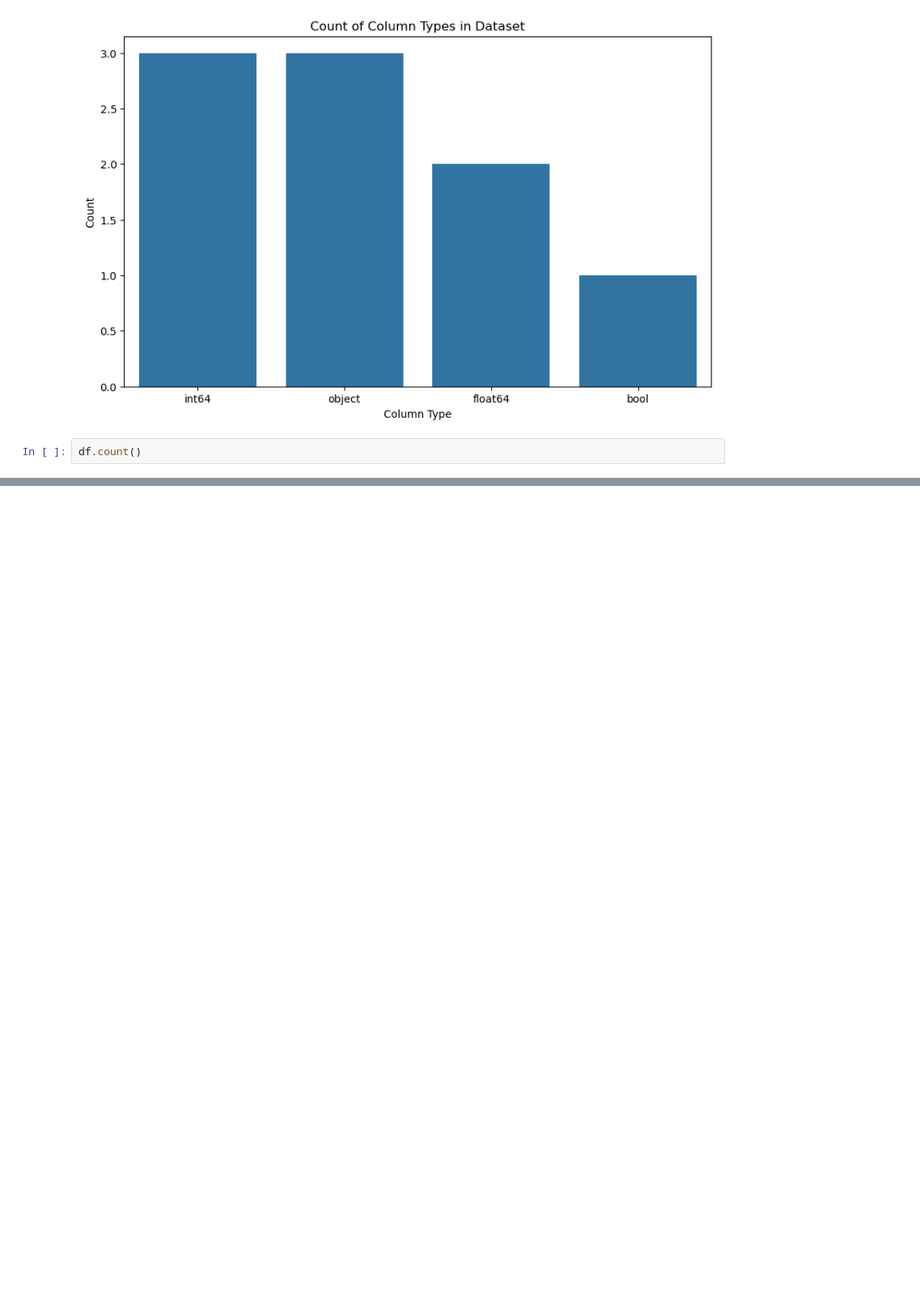
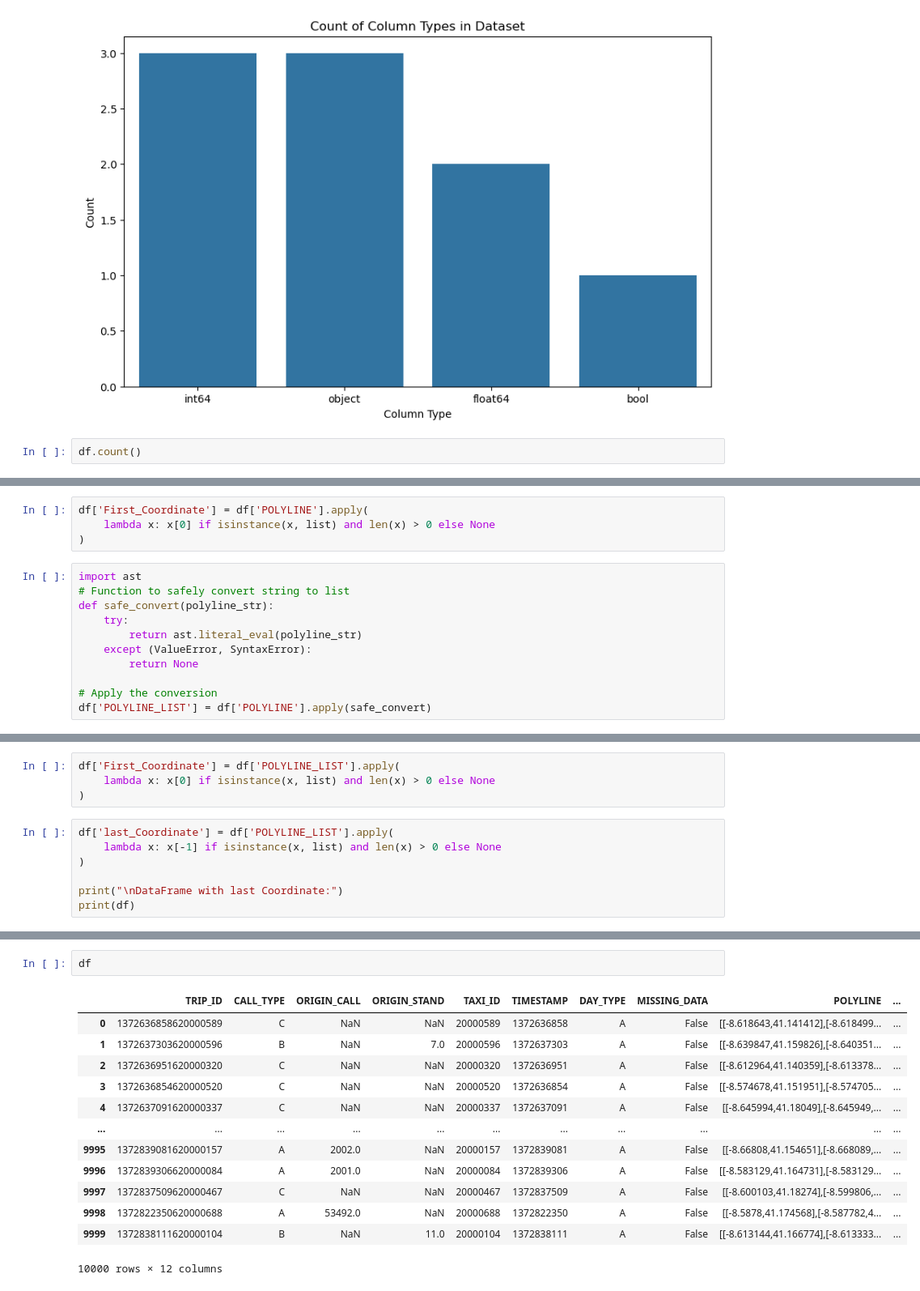
Before and after one commit to smebellis/predict_pro, a Jupyter notebook: taxi_gps_exploratory_analysis.ipynb, the cells around one changed output, grey strips where cells are left out. Shown at 81% size. Cells and saved outputs as stored; diff of their text form; blank space fills up the shorter version.

Commit message:
function to convert strings to list and its unittest

```diff
--- a/taxi_gps_exploratory_analysis.ipynb
+++ b/taxi_gps_exploratory_analysis.ipynb
@@ -71,0 +128,15 @@ df.count()
+# %%
+df['First_Coordinate'] = df['POLYLINE'].apply(
+    lambda x: x[0] if isinstance(x, list) and len(x) > 0 else None
+)
+# %%
+import ast
+# Function to safely convert string to list
+def safe_convert(polyline_str):
+    try:
+        return ast.literal_eval(polyline_str)
+    except (ValueError, SyntaxError):
+        return None
+
+# Apply the conversion
+df['POLYLINE_LIST'] = df['POLYLINE'].apply(safe_convert)
@@ -71,0 +158,11 @@ df.count()
+# %%
+df['First_Coordinate'] = df['POLYLINE_LIST'].apply(
+    lambda x: x[0] if isinstance(x, list) and len(x) > 0 else None
+)
+# %%
+df['last_Coordinate'] = df['POLYLINE_LIST'].apply(
+    lambda x: x[-1] if isinstance(x, list) and len(x) > 0 else None
+)
+
+print("\nDataFrame with last Coordinate:")
+print(df)
@@ -71,0 +187,16 @@ df.count()
+# %%
+df
+# %% [output]
+|  | TRIP_ID | CALL_TYPE | ORIGIN_CALL | ORIGIN_STAND | TAXI_ID | TIMESTAMP | DAY_TYPE | MISSING_DATA | POLYLINE | ... |
+| 0 | 1372636858620000589 | C | NaN | NaN | 20000589 | 1372636858 | A | False | [[-8.618643,41.141412],[-8.618499... | ... |
+| 1 | 1372637303620000596 | B | NaN | 7.0 | 20000596 | 1372637303 | A | False | [[-8.639847,41.159826],[-8.640351... | ... |
+| 2 | 1372636951620000320 | C | NaN | NaN | 20000320 | 1372636951 | A | False | [[-8.612964,41.140359],[-8.613378... | ... |
+| 3 | 1372636854620000520 | C | NaN | NaN | 20000520 | 1372636854 | A | False | [[-8.574678,41.151951],[-8.574705... | ... |
+| 4 | 1372637091620000337 | C | NaN | NaN | 20000337 | 1372637091 | A | False | [[-8.645994,41.18049],[-8.645949,... | ... |
+| ... | ... | ... | ... | ... | ... | ... | ... | ... | ... | ... |
+| 9995 | 1372839081620000157 | A | 2002.0 | NaN | 20000157 | 1372839081 | A | False | [[-8.66808,41.154651],[-8.668089,... | ... |
+| 9996 | 1372839306620000084 | A | 2001.0 | NaN | 20000084 | 1372839306 | A | False | [[-8.583129,41.164731],[-8.583129... | ... |
+| 9997 | 1372837509620000467 | C | NaN | NaN | 20000467 | 1372837509 | A | False | [[-8.600103,41.18274],[-8.599806,... | ... |
+| 9998 | 1372822350620000688 | A | 53492.0 | NaN | 20000688 | 1372822350 | A | False | [[-8.5878,41.174568],[-8.587782,4... | ... |
+| 9999 | 1372838111620000104 | B | NaN | 11.0 | 20000104 | 1372838111 | A | False | [[-8.613144,41.166774],[-8.613333... | ... |
+10000 rows × 12 columns
```
Also changed, not shown: parts of 12 cells of this notebook, 2 other files.
